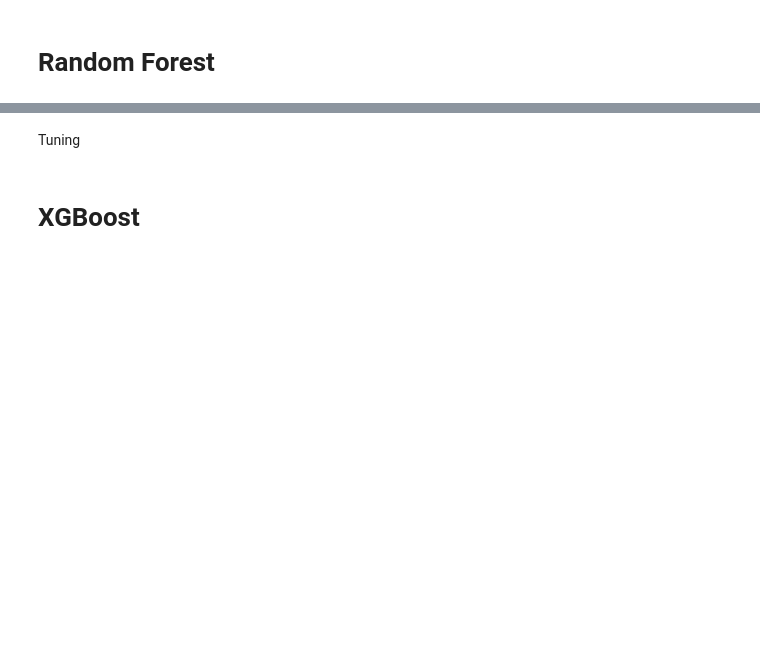
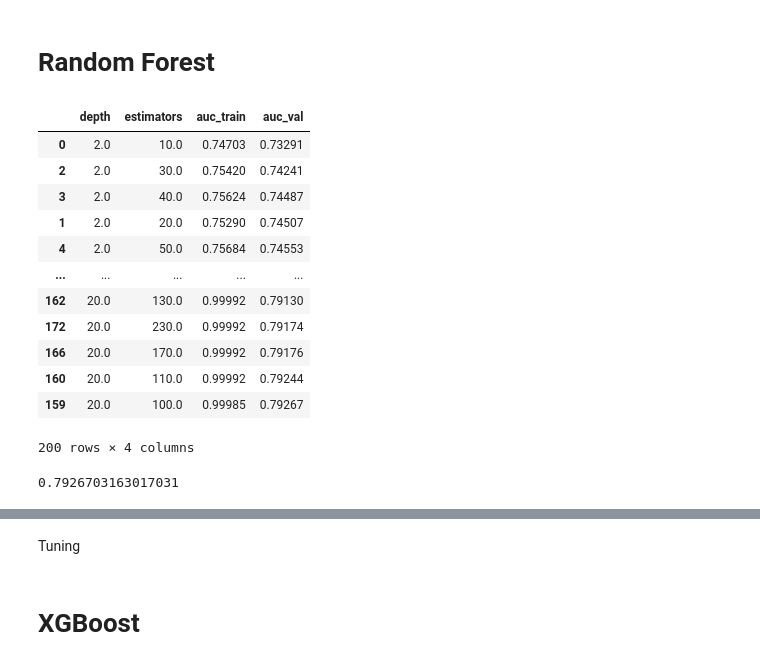
Before and after one commit to OJBibby/ML-Zoomcamp-Capstone1, a Jupyter notebook: capstone1.ipynb, the cells around one changed output, grey strips where cells are left out. Saved outputs shown, nothing was run; the diff lists cells and outputs as text; code cells hidden in the pictures; blank space fills up the shorter version.

Commit message:
train models

```diff
--- a/capstone1.ipynb
+++ b/capstone1.ipynb
@@ -21 +150,10 @@ df.isna().sum()
+# %%
+X = df_sample.drop(columns=['fraud_bool'])
+y = df_sample['fraud_bool']
+dicts = X.to_dict(orient='records')
+dv = DictVectorizer(sparse=False)
+X = dv.fit_transform(dicts)
+# %%
+X_full_train, X_test, y_full_train, y_test = train_test_split(X, y, test_size=0.2, random_state=42)
+X_train, X_val, y_train, y_val = train_test_split(X_full_train, y_full_train, test_size=0.25, random_state=42)
 # %% [markdown]
@@ -24,0 +161,5 @@ Tuning
+# %%
+model_1 = LogisticRegression(max_iter=100, solver='liblinear')
+model_1.fit(X_train, y_train)
+y_pred = model_1.predict(X_val)
+roc_auc_score(y_val, y_pred)
@@ -25,2 +188,42 @@ Tuning
 # %% [markdown]
 # Random Forest
+# %%
+%%capture --no-display
+estimators = [10, 20, 30, 40, 50, 60, 70, 80, 90, 100, 110, 120, 130, 140, 150, 160, 170, 180, 190, 200, 210, 220, 230, 240, 250]
+depth = [2, 3, 4, 5, 10, 15, 20, 25]
+best = pd.DataFrame(columns=["depth", "estimators", "auc_train", "auc_val"])
+for d in depth:
+    for n in estimators:
+        rf = RandomForestClassifier(n_estimators=n, max_depth=d, random_state=42)
+        rf.fit(X_train, y_train)
+        y_pred_train = rf.predict(X_train)
+        y_pred_val = rf.predict(X_val)
+        roc_auc_score_train = roc_auc_score(y_train, y_pred_train)
+        roc_auc_score_val = roc_auc_score(y_val, y_pred_val)
+        best = best.append({'depth':d, 'estimators':n, 'auc_train':(round(roc_auc_score_train, 5)), 'auc_val':(round(roc_auc_score_val, 5))}, ignore_index=True)
+# %%
+best.sort_values(by='auc_val')
+# %% [output]
+|  | depth | estimators | auc_train | auc_val |
+| 0 | 2.0 | 10.0 | 0.74703 | 0.73291 |
+| 2 | 2.0 | 30.0 | 0.75420 | 0.74241 |
+| 3 | 2.0 | 40.0 | 0.75624 | 0.74487 |
+| 1 | 2.0 | 20.0 | 0.75290 | 0.74507 |
+| 4 | 2.0 | 50.0 | 0.75684 | 0.74553 |
+| ... | ... | ... | ... | ... |
+| 162 | 20.0 | 130.0 | 0.99992 | 0.79130 |
+| 172 | 20.0 | 230.0 | 0.99992 | 0.79174 |
+| 166 | 20.0 | 170.0 | 0.99992 | 0.79176 |
+| 160 | 20.0 | 110.0 | 0.99992 | 0.79244 |
+| 159 | 20.0 | 100.0 | 0.99985 | 0.79267 |
+200 rows × 4 columns
+# %%
+rf = RandomForestClassifier(n_estimators=100, max_depth=20, random_state=42)
+rf.fit(X_train, y_train)
+y_pred_train = rf.predict(X_train)
+y_pred_val = rf.predict(X_val)
+roc_auc_score_train = roc_auc_score(y_train, y_pred_train)
+roc_auc_score_val = roc_auc_score(y_val, y_pred_val)
+roc_auc_score_val
+# %% [output]
+0.7926703163017031
```
Also changed, not shown: parts of 68 cells of this notebook.
